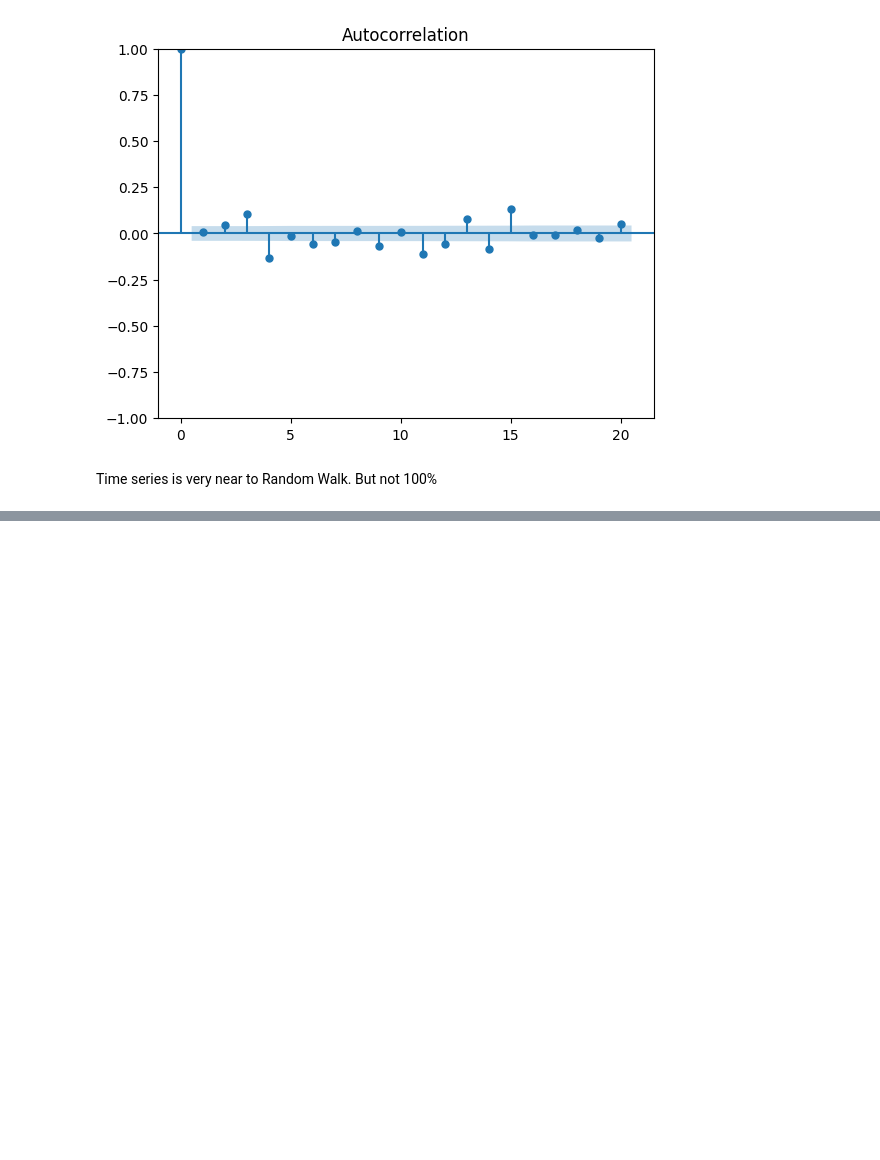
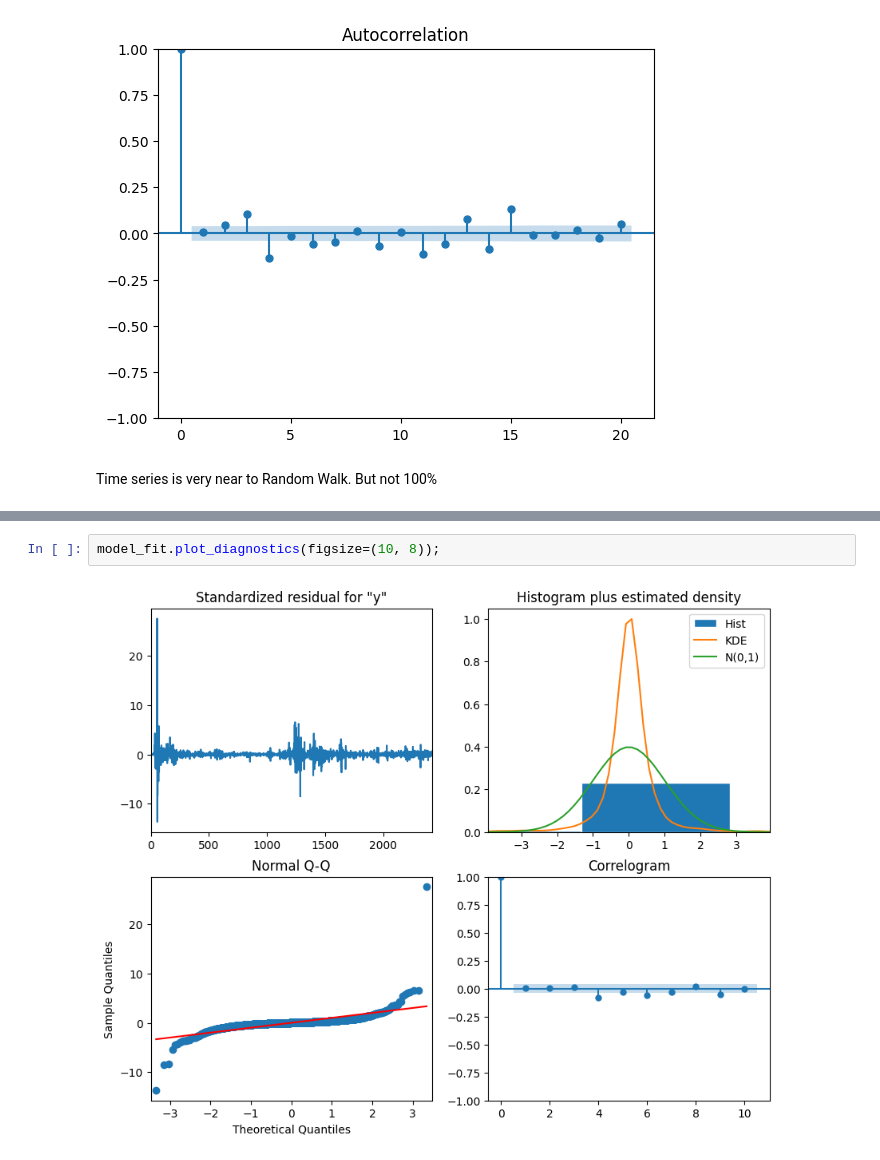
Before and after one commit to RasaraThathsarana/DS-Project, a Jupyter notebook: TRX_notebook.ipynb, the cells around one changed output, grey strips where cells are left out. Cells and saved outputs as stored; diff of their text form; blank space fills up the shorter version.

```diff
--- a/TRX_notebook.ipynb
+++ b/TRX_notebook.ipynb
@@ -90,0 +177,4 @@ Time series is very near to Random Walk. But not 100%
+# %%
+model_fit.plot_diagnostics(figsize=(10, 8));
+# %% [output]
+[figure, added]
```
Also changed, not shown: parts of 22 cells of this notebook.
